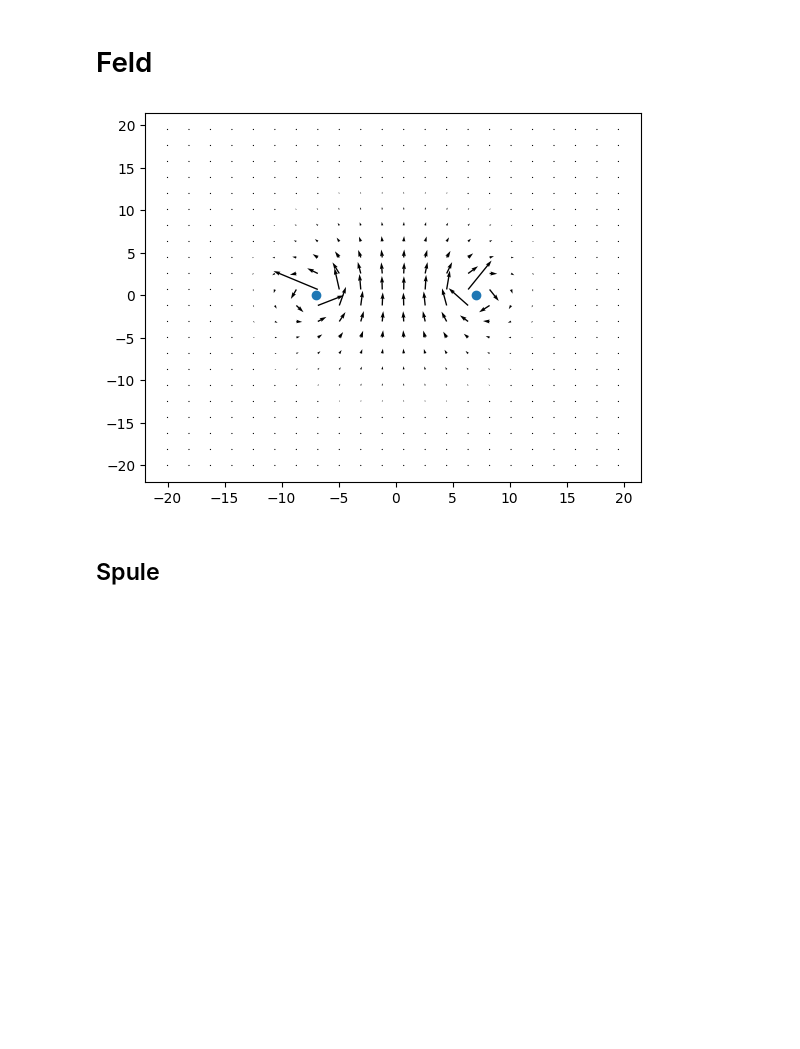
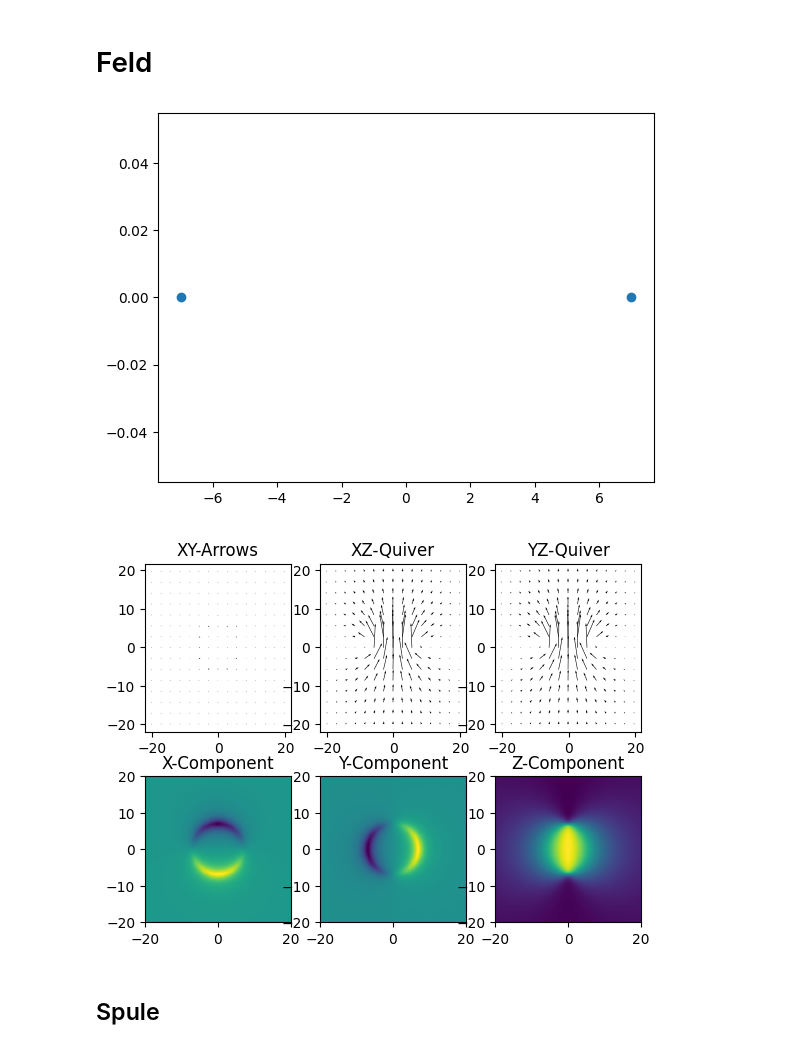
Before and after one commit to Raphael2b3/Uni, a Jupyter notebook: feldtheorie/Magnetostatisches Feld eines Linienstroms(2).ipynb, the cells around one changed output. Saved outputs shown, nothing was run; the diff lists cells and outputs as text; code cells hidden in the pictures; blank space fills up the shorter version.

```diff
--- a/feldtheorie/Magnetostatisches Feld eines Linienstroms(2).ipynb
+++ b/feldtheorie/Magnetostatisches Feld eines Linienstroms(2).ipynb
@@ -4,7 +4,7 @@
 import numpy as np
 from matplotlib import pyplot as plt
 
-samples = 2 ** 8
+samples = 2 ** 7
 drift = 0.5
 xmin, xmax = -20, 20
 ymin, ymax = -20, 20
@@ -24,15 +24,14 @@ dz = zrange[1] - zrange[0]
 dphi = phirange[1] - phirange[0]
 drho = rhorange[1] - rhorange[0]
 
-x, y = np.meshgrid(xrange, yrange)
-x, z = np.meshgrid(xrange, zrange)
+x, y, z = np.meshgrid(xrange, yrange, zrange, indexing='ij')
 
 zero = np.zeros_like(x)
-phi = np.atan2(y, x)
+phi = np.atan2(y,x)
 r = np.sqrt(x**2 + y**2)
 
-orts_vecXY = np.array([x, y]) # ortsvektor (x,y)
-orts_vecXZ = np.array([x, z]) # ortsvektor (x,z)
+orts_vec = np.array([x, y, z]) # ortsvektor (x,y)
+#orts_vecXZ = np.array([x, z]) # ortsvektor (x,z)
 # Plot Initialization
-fig = plt.figure(figsize=[5,5])
+#fig = plt.figure(figsize=[5,5])
 #ax = fig.add_axes([1,1,1,1])
@@ -110,19 +143,21 @@ plot3dVectField([x,y],circuit_potential,n_arrows=20,scale=500)
 # %%
 plt.scatter([-R,R],[0,0])
 
 def field(_r,_j,parameter_range):
     def field_integrant(_phi):
         curveN_x, curveN_y, curveN_z = _r(_phi) # Ortsvektor auf der Stromkurve
-        to_point = np.array([x-curveN_x, zero-curveN_y, z-curveN_z])
+        to_point = np.array([x-curveN_x, y-curveN_y, z-curveN_z])
         distance = np.linalg.norm(to_point,axis=0)
+        scale = 1/(distance**2+1)
         cr_x,cr_y,cr_z = np.cross(_j(_phi), to_point, axis=0)
-        return np.array([cr_x/distance**3, cr_z/distance**3])
-    return integral(field_integrant, parameter_range, orts_vecXZ.shape)
+        return np.array([cr_x*scale,cr_y*scale, cr_z*scale])
+    return integral(field_integrant, parameter_range, orts_vec.shape)
 
 circuit_field = field(lambda _phi: r(_phi,R), lambda _phi: j(_phi,R,I),phirange)
-plot3dVectField([x,z],circuit_field,n_arrows=20,scale=100)
+plot3dVectField([x,y,z],circuit_field,n_arrows=14,scale=100)
 # %% [output]
-[figure, old version]
+[figure, new version]
+[figure, added]
 # %% [markdown]
 ## Spule
 # %%
```
Also changed, not shown: parts of 7 cells of this notebook, 1 other file.
